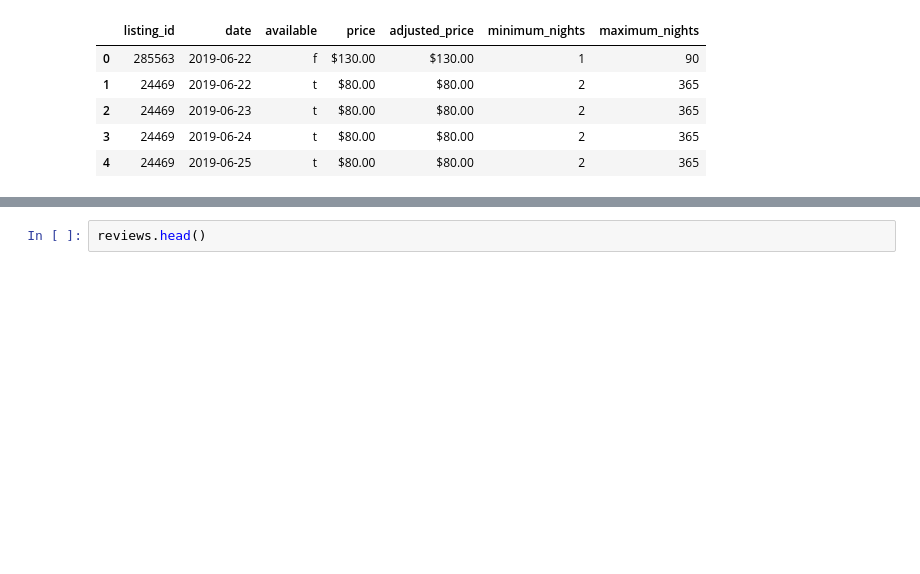
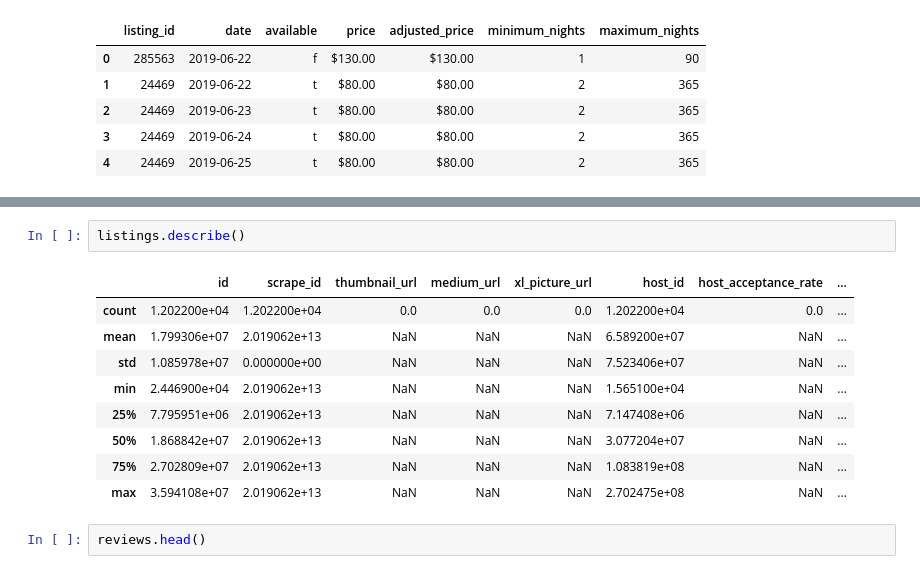
Before and after one commit to MohammadA7/florence-airbnb-analysis, a Jupyter notebook: florence-airbnb-analysis.ipynb, the cells around one changed output, grey strips where cells are left out. Saved outputs shown, nothing was run; the diff lists cells and outputs as text; blank space fills up the shorter version.

```diff
--- a/florence-airbnb-analysis.ipynb
+++ b/florence-airbnb-analysis.ipynb
@@ -43,6 +67,18 @@ listings.head()
 | 2 | 24471 | https://www.airbnb.com/rooms/24471 | 20190622031149 | 2019-06-22 | Fortezza/City Centre Modern Apt 4+2 | Perfect, big apartment for famili... | Located on the first floor of a 1... | Perfect, big apartment for famili... | ... |
 | 3 | 24472 | https://www.airbnb.com/rooms/24472 | 20190622031149 | 2019-06-22 | Fortezza/City Centre Modern Apt 4+2 | Santa Maria Novella, perfect apar... | Located on the first floor of a 1... | Santa Maria Novella, perfect apar... | ... |
 | 4 | 24807 | https://www.airbnb.com/rooms/24807 | 20190622031149 | 2019-06-22 | Beautiful Apartment Florence & WIFI | CLEANLINESS, COMFORT and QUIETNES... | It's not a case if we have some 3... | CLEANLINESS, COMFORT and QUIETNES... | ... |
+# %%
+listings.describe()
+# %% [output]
+|  | id | scrape_id | thumbnail_url | medium_url | xl_picture_url | host_id | host_acceptance_rate | ... |
+| count | 1.202200e+04 | 1.202200e+04 | 0.0 | 0.0 | 0.0 | 1.202200e+04 | 0.0 | ... |
+| mean | 1.799306e+07 | 2.019062e+13 | NaN | NaN | NaN | 6.589200e+07 | NaN | ... |
+| std | 1.085978e+07 | 0.000000e+00 | NaN | NaN | NaN | 7.523406e+07 | NaN | ... |
+| min | 2.446900e+04 | 2.019062e+13 | NaN | NaN | NaN | 1.565100e+04 | NaN | ... |
+| 25% | 7.795951e+06 | 2.019062e+13 | NaN | NaN | NaN | 7.147408e+06 | NaN | ... |
+| 50% | 1.868842e+07 | 2.019062e+13 | NaN | NaN | NaN | 3.077204e+07 | NaN | ... |
+| 75% | 2.702809e+07 | 2.019062e+13 | NaN | NaN | NaN | 1.083819e+08 | NaN | ... |
+| max | 3.594108e+07 | 2.019062e+13 | NaN | NaN | NaN | 2.702475e+08 | NaN | ... |
 # %%
 reviews.head()
 # %% [output]
```
Also changed, not shown: parts of 27 cells of this notebook.
